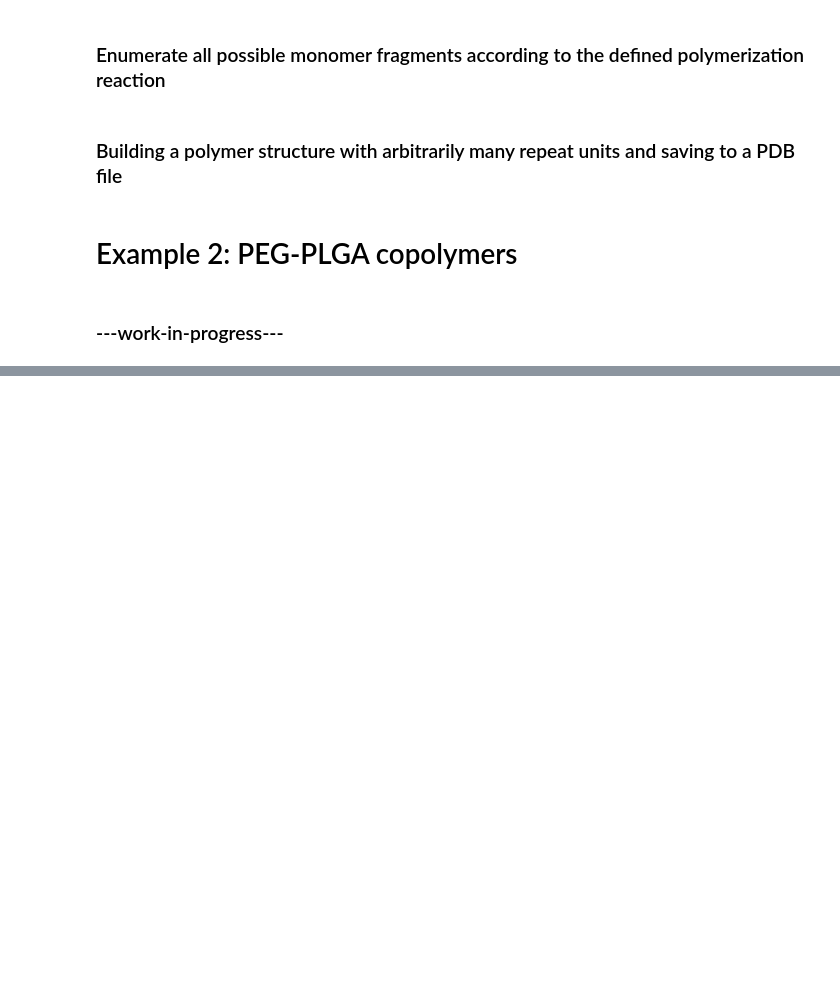
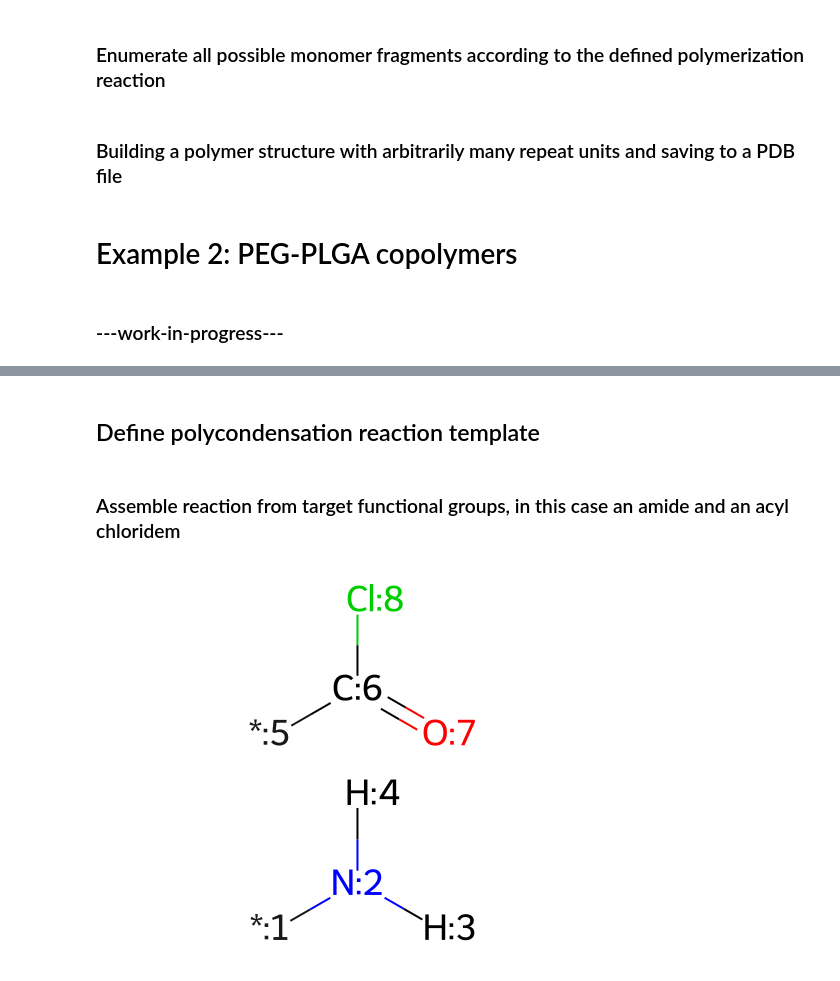
Before and after one commit to timbernat/polymerist_examples, a Jupyter notebook: rxn_template_demo.ipynb, the cells around one changed output, grey strips where cells are left out. Cells and saved outputs as stored; diff of their text form; code cells hidden in the pictures; blank space fills up the shorter version.

Commit message:
Added MPD-TMC polyamide reaction example

```diff
--- a/rxn_template_demo.ipynb
+++ b/rxn_template_demo.ipynb
@@ -218,0 +253,18 @@ mbmol_to_openmm_pdb(polymer_path, polymer)
+# %% [markdown]
+## Define polycondensation reaction template
+# %% [markdown]
+### Assemble reaction from target functional groups, in this case an amide and an acyl chloridem
+# %%
+from polymerist.rdutils.reactions import ReactionAssembler
+
+assem = ReactionAssembler(
+    reactive_groups=[
+        Chem.MolFromSmarts('*-N(-[H])(-[H])'), # amine group
+        Chem.MolFromSmarts('*-C(=O)-Cl'),      # acyl chloride group
+    ],
+    byproducts=[Chem.MolFromSmarts('[H]-[Cl]')], # eject and unmap HCl byproduct
+    rxn_name='amide-acyl chloride condensation',
+)
+display(assem.reactants)
+# %% [output]
+[figure, added]
```
Also changed, not shown: parts of 19 cells of this notebook.
